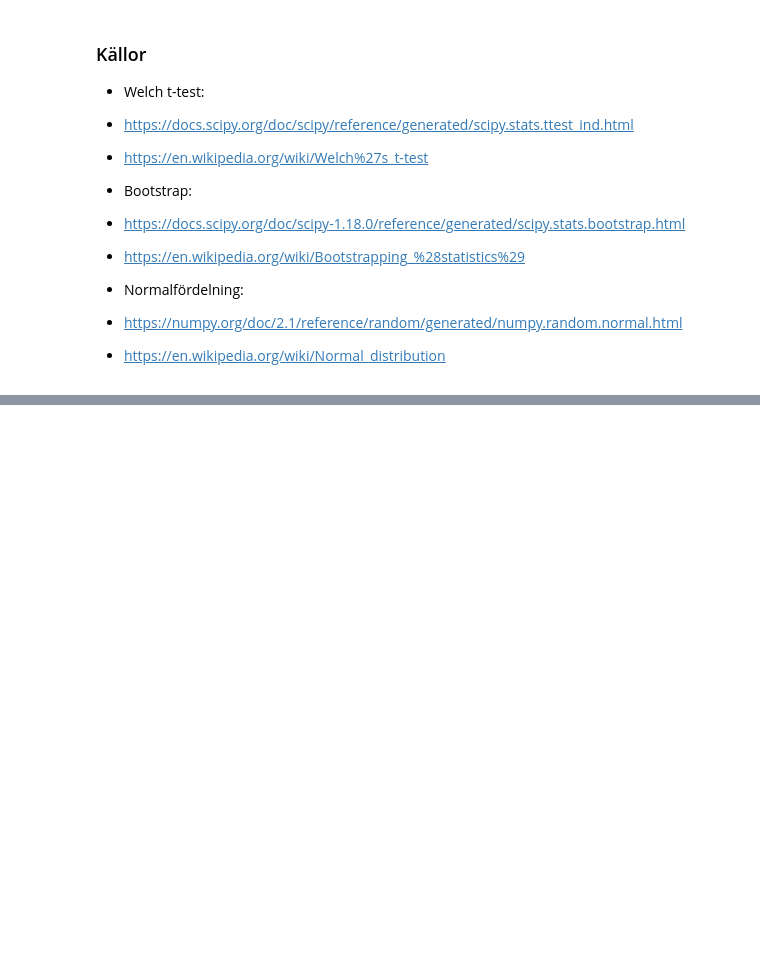
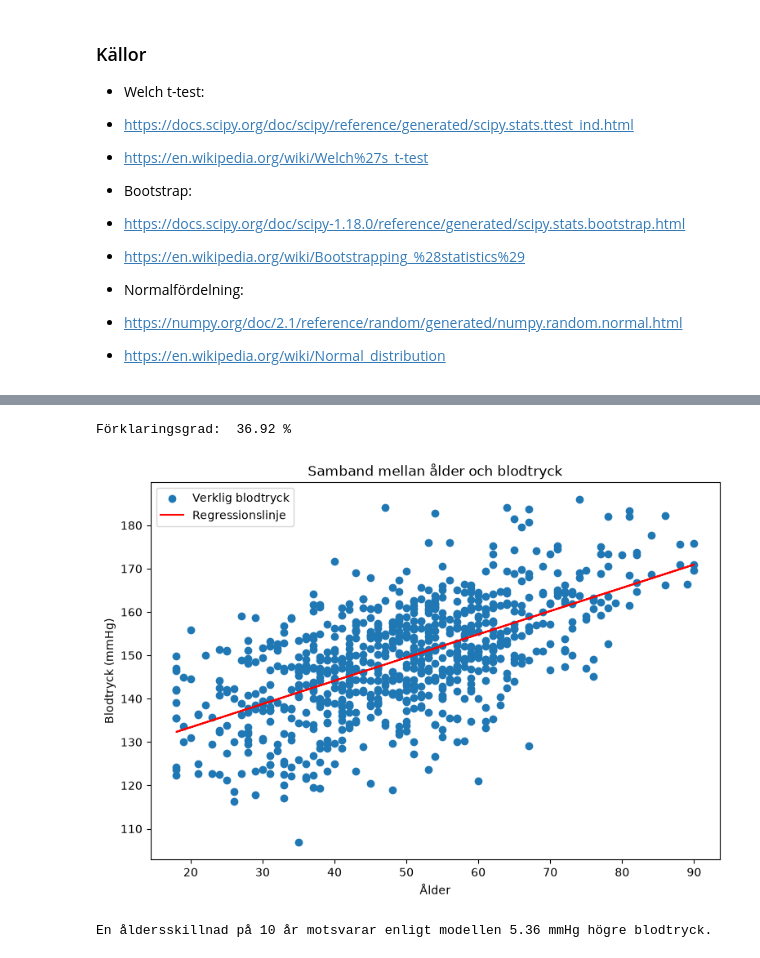
Before and after one commit to anastasiatkach1998/Examinerande-inl-mningsuppgift, a Jupyter notebook: healt_study.ipynb, the cells around one changed output, grey strips where cells are left out. Drawn from its saved outputs; the diff is of its cells as text; code cells hidden in the pictures; blank space fills up the shorter version.

Commit message:
Health study - Del 2

```diff
--- a/healt_study.ipynb
+++ b/healt_study.ipynb
@@ -4,7 +4,11 @@ import numpy as np
 import matplotlib.pyplot as plt
 from scipy import stats
 
+from analysis import statistik, sjukdomsandel, konfidensintervall, hypotesprovning, HealthAnalyzer
+
 df = pd.read_csv("health_study_dataset.csv")
+analys = HealthAnalyzer(df)
+np.random.seed(42)
 # %%
 display(df.head())
 df.info()
@@ -332,0 +340,20 @@ Jag använde också bootstrap för att jämföra konfidensintervallet med normal
+# %%
+# Enkel linjär regression
+y_pred, r2, skarning, lutning = analys.enkel_regression()
+print("Förklaringsgrad: ",round(r2 * 100, 2), "%")
+# %% [output]
+Förklaringsgrad:  36.92 %
+# %%
+plt.figure(figsize=(9, 6))
+plt.scatter(df["age"], df["systolic_bp"], label="Verklig blodtryck")
+plt.plot(df["age"], y_pred, color="red", label="Regressionslinje")
+plt.title("Samband mellan ålder och blodtryck")
+plt.xlabel("Ålder")
+plt.ylabel("Blodtryck (mmHg)")
+plt.legend()
+plt.show()
+
+print(f"En åldersskillnad på 10 år motsvarar enligt modellen {10 * lutning:.2f} mmHg högre blodtryck.")
+# %% [output]
+[figure, added]
+En åldersskillnad på 10 år motsvarar enligt modellen 5.36 mmHg högre blodtryck.
```
Also changed, not shown: parts of 13 cells of this notebook, 3 other files.
